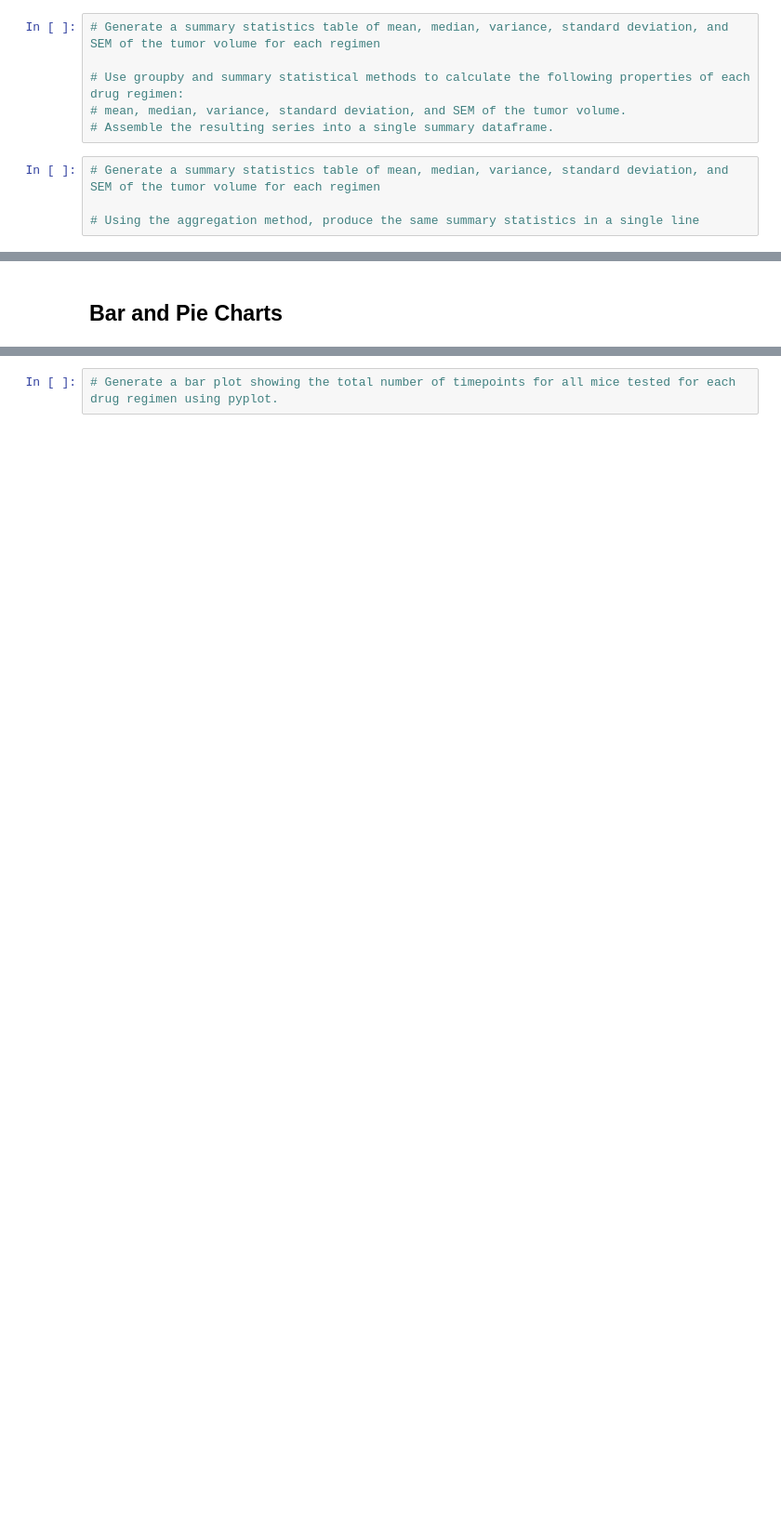
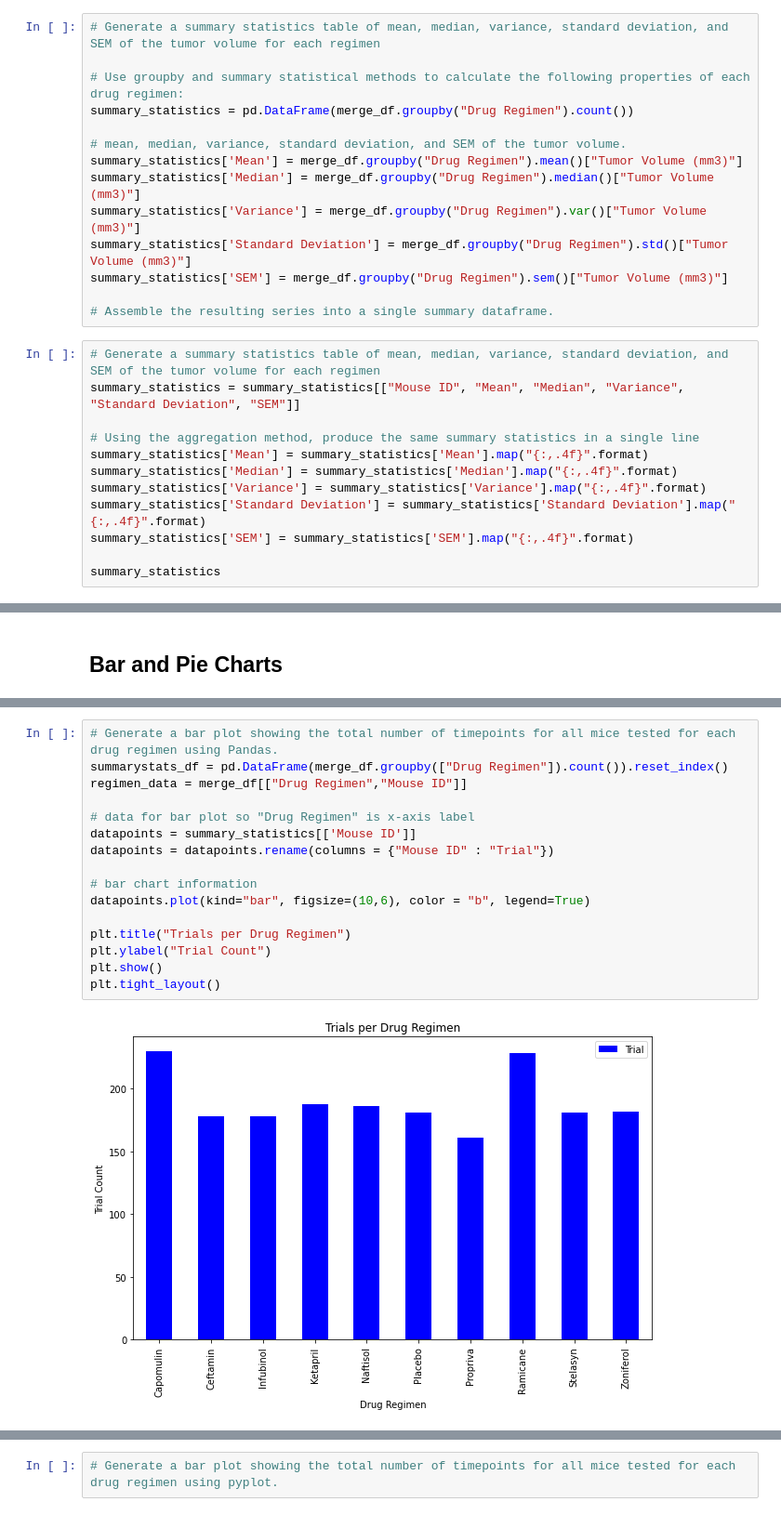
Before and after one commit to dhpark767/Matplotlib_challenge, a Jupyter notebook: Pymaceuticals/pymaceuticals_starter.ipynb, the cells around one changed output, grey strips where cells are left out. Shown: that part at 93% size. Cells and saved outputs as stored; diff of their text form; blank space fills up the shorter version.

```diff
--- a/Pymaceuticals/pymaceuticals_starter.ipynb
+++ b/Pymaceuticals/pymaceuticals_starter.ipynb
@@ -87,9 +87,25 @@ clean_mouse_df.head()
 # Generate a summary statistics table of mean, median, variance, standard deviation, and SEM of the tumor volume for each regimen
 
 # Use groupby and summary statistical methods to calculate the following properties of each drug regimen:
+summary_statistics = pd.DataFrame(merge_df.groupby("Drug Regimen").count())
+
 # mean, median, variance, standard deviation, and SEM of the tumor volume.
+summary_statistics['Mean'] = merge_df.groupby("Drug Regimen").mean()["Tumor Volume (mm3)"]
+summary_statistics['Median'] = merge_df.groupby("Drug Regimen").median()["Tumor Volume (mm3)"]
+summary_statistics['Variance'] = merge_df.groupby("Drug Regimen").var()["Tumor Volume (mm3)"]
+summary_statistics['Standard Deviation'] = merge_df.groupby("Drug Regimen").std()["Tumor Volume (mm3)"]
+summary_statistics['SEM'] = merge_df.groupby("Drug Regimen").sem()["Tumor Volume (mm3)"]
+
 # Assemble the resulting series into a single summary dataframe.
 # %%
 # Generate a summary statistics table of mean, median, variance, standard deviation, and SEM of the tumor volume for each regimen
+summary_statistics = summary_statistics[["Mouse ID", "Mean", "Median", "Variance", "Standard Deviation", "SEM"]]
 
 # Using the aggregation method, produce the same summary statistics in a single line
+summary_statistics['Mean'] = summary_statistics['Mean'].map("{:,.4f}".format)
+summary_statistics['Median'] = summary_statistics['Median'].map("{:,.4f}".format)
+summary_statistics['Variance'] = summary_statistics['Variance'].map("{:,.4f}".format)
+summary_statistics['Standard Deviation'] = summary_statistics['Standard Deviation'].map("{:,.4f}".format)
+summary_statistics['SEM'] = summary_statistics['SEM'].map("{:,.4f}".format)
+
+summary_statistics
@@ -99,0 +127,18 @@ clean_mouse_df.head()
+# %%
+# Generate a bar plot showing the total number of timepoints for all mice tested for each drug regimen using Pandas.
+summarystats_df = pd.DataFrame(merge_df.groupby(["Drug Regimen"]).count()).reset_index()
+regimen_data = merge_df[["Drug Regimen","Mouse ID"]]
+
+# data for bar plot so "Drug Regimen" is x-axis label
+datapoints = summary_statistics[['Mouse ID']]
+datapoints = datapoints.rename(columns = {"Mouse ID" : "Trial"})
+
+# bar chart information
+datapoints.plot(kind="bar", figsize=(10,6), color = "b", legend=True)
+
+plt.title("Trials per Drug Regimen")
+plt.ylabel("Trial Count")
+plt.show()
+plt.tight_layout()
+# %% [output]
+[figure, added]
```
Also changed, not shown: parts of 21 cells of this notebook.
